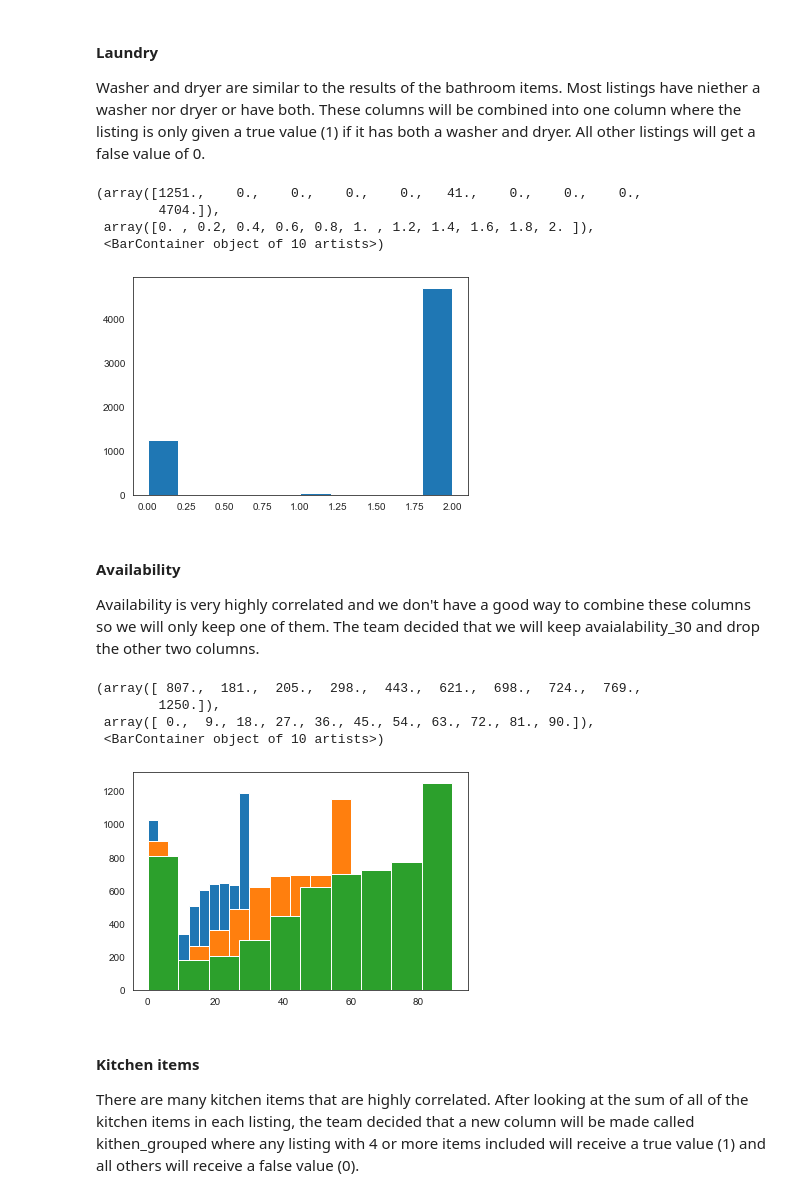
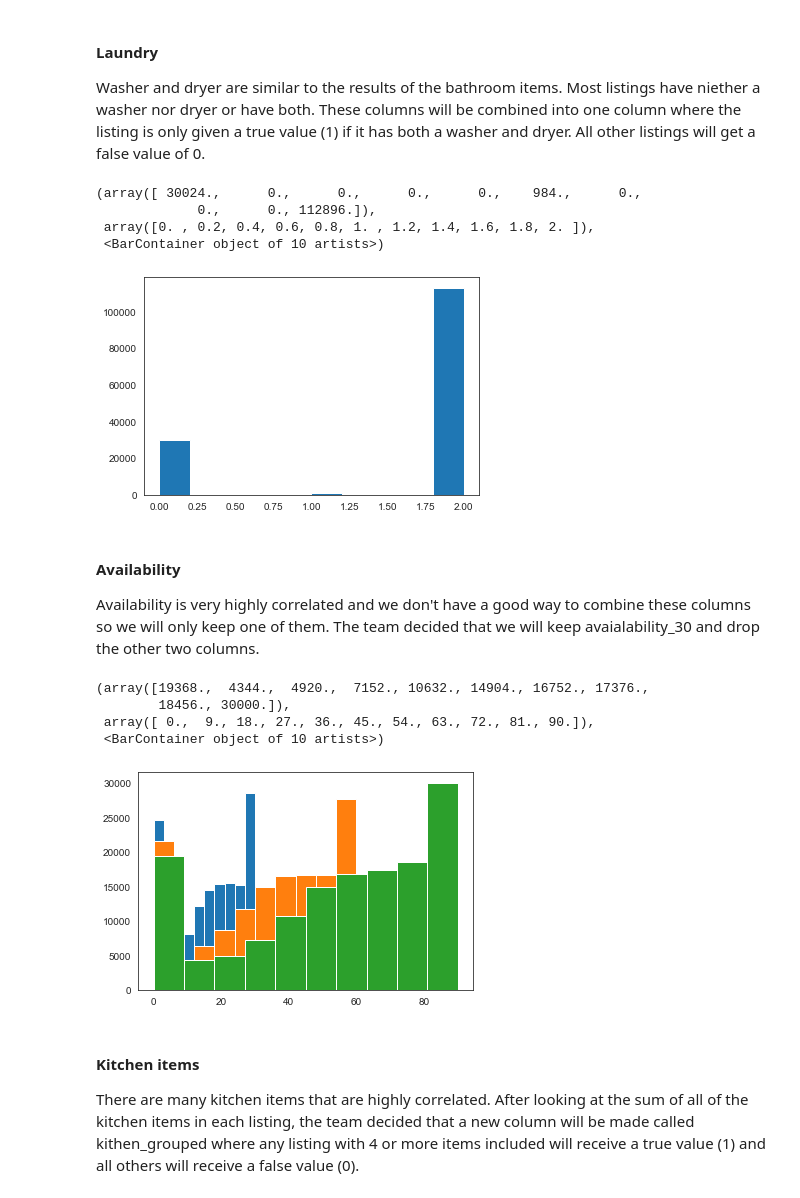
Before and after one commit to whitneylosinski/Eat.Sleep.Data, a Jupyter notebook: Notebooks/Airbnb_Analysis.ipynb, the cells around one changed output. Drawn from its saved outputs; the diff is of its cells as text; code cells hidden in the pictures.

Commit message:
Completed cleaning steps.

```diff
--- a/Notebooks/Airbnb_Analysis.ipynb
+++ b/Notebooks/Airbnb_Analysis.ipynb
@@ -663,8 +691,13 @@ plt.hist(amenities_df["Bathroom_Summed"])
 # %%
 # Any values less than 2, replace as 0, if 2 or more, replace with 1:
-amenities_df["Bathroom_Grouped_Binary"] = amenities_df["Bathroom_Summed"].replace({0:0, 1:0, 2:1})
+merged["Bathroom_Grouped_Binary"] = merged["Bathroom_Summed"].replace({0:0, 1:0, 2:1})
 
 # Drop the old columns:
+merged = merged.drop(columns=["Bathroom_Summed", "bathroom_essentials", "bath_towel"])
+
+# Repeat previous step for the table prior to merge due to no longer using the calendar data.
+amenities_df["Bathroom_Summed"] = amenities_df[["bathroom_essentials", "bath_towel"]].sum(axis=1)
+amenities_df["Bathroom_Grouped_Binary"] = amenities_df["Bathroom_Summed"].replace({0:0, 1:0, 2:1})
 amenities_df = amenities_df.drop(columns=["Bathroom_Summed", "bathroom_essentials", "bath_towel"])
 # %% [markdown]
 #### Reviews
@@ -672,28 +705,36 @@ amenities_df = amenities_df.drop(columns=["Bathroom_Summed", "bathroom_essential
 All of the review scores are highly correlated.  The team believes the review_score_rating is an overall rating of the room whereas the other scores are more specific.  Since they have such high collinearity, we will only use the review_score_rating and drop the other review columns.
 # %%
 # Dropping review columns with collinearity above 0.8 besides whether it has reviews or number of reviews:
-list_data_new = list_data_new.drop(columns=['review_score_accuracy', 'review_scores_communication', 'review_scores_checkin', 'review_scores_cleanliness', 'review_scores_value', 'review_scores_location'])
+merged = merged.drop(columns=['review_scores_accuracy', 'review_scores_communication', 'review_scores_checkin', 'review_scores_cleanliness', 'review_scores_value', 'review_scores_location'])
+
+# Repeat previous step for the table prior to merge due to no longer using the calendar data.
+list_data_new = list_data_new.drop(columns=['review_scores_accuracy', 'review_scores_communication', 'review_scores_checkin', 'review_scores_cleanliness', 'review_scores_value', 'review_scores_location'])
 # %% [markdown]
 #### Laundry
 
 Washer and dryer are similar to the results of the bathroom items.  Most listings have niether a washer nor dryer or have both.  These columns will be combined into one column where the listing is only given a true value (1) if it has both a washer and dryer.  All other listings will get a false value of 0.
 # %%
 # Create a new "Laundry_Summed" column whose values will be the sum of the values from the washer/dryer amenity columns:
-amenities_df["Laundry_Summed"] = amenities_df[["washer", "dryer"]].sum(axis=1)
+merged["Laundry_Summed"] = merged[["washer", "dryer"]].sum(axis=1)
 
 #See a histogram for values:
-plt.hist(amenities_df["Laundry_Summed"])
+plt.hist(merged["Laundry_Summed"])
 # %% [output]
-(array([1251.,    0.,    0.,    0.,    0.,   41.,    0.,    0.,    0.,
-        4704.]),
+(array([ 30024.,      0.,      0.,      0.,      0.,    984.,      0.,
+             0.,      0., 112896.]),
  array([0. , 0.2, 0.4, 0.6, 0.8, 1. , 1.2, 1.4, 1.6, 1.8, 2. ]),
  <BarContainer object of 10 artists>)
-[figure, old version]
+[figure, new version]
 # %%
 # Any values less than 2, replace as 0, if 2 or more, replace with 1.  Note, this will only give a 1 if both washer and dryer are present.
-amenities_df["Laundry_Grouped"] = amenities_df["Laundry_Summed"].replace({0:0, 1:0, 2:1})
+merged["Laundry_Grouped"] = merged["Laundry_Summed"].replace({0:0, 1:0, 2:1})
 
 # Drop the old columns:
+merged = merged.drop(columns=["Laundry_Summed", "washer", "dryer"])
+
+# Repeat previous step for the table prior to merge due to no longer using the calendar data.
+amenities_df["Laundry_Summed"] = amenities_df[["washer", "dryer"]].sum(axis=1)
+amenities_df["Laundry_Grouped"] = amenities_df["Laundry_Summed"].replace({0:0, 1:0, 2:1})
 amenities_df = amenities_df.drop(columns=["Laundry_Summed", "washer", "dryer"])
 # %% [markdown]
 #### Availability
@@ -701,14 +742,14 @@ amenities_df = amenities_df.drop(columns=["Laundry_Summed", "washer", "dryer"])
 Availability is very highly correlated and we don't have a good way to combine these columns so we will only keep one of them.  The team decided that we will keep avaialability_30 and drop the other two columns.
 # %%
 #See a histogram for values:
-plt.hist(list_data_new["availability_30"])
-plt.hist(list_data_new["availability_60"])
-plt.hist(list_data_new["availability_90"])
+plt.hist(merged["availability_30"])
+plt.hist(merged["availability_60"])
+plt.hist(merged["availability_90"])
 # %% [output]
-(array([ 807.,  181.,  205.,  298.,  443.,  621.,  698.,  724.,  769.,
-        1250.]),
+(array([19368.,  4344.,  4920.,  7152., 10632., 14904., 16752., 17376.,
+        18456., 30000.]),
  array([ 0.,  9., 18., 27., 36., 45., 54., 63., 72., 81., 90.]),
  <BarContainer object of 10 artists>)
-[figure, old version]
+[figure, new version]
 # %%
 # Drop the old columns:
```
Also changed, not shown: parts of 58 cells of this notebook.
